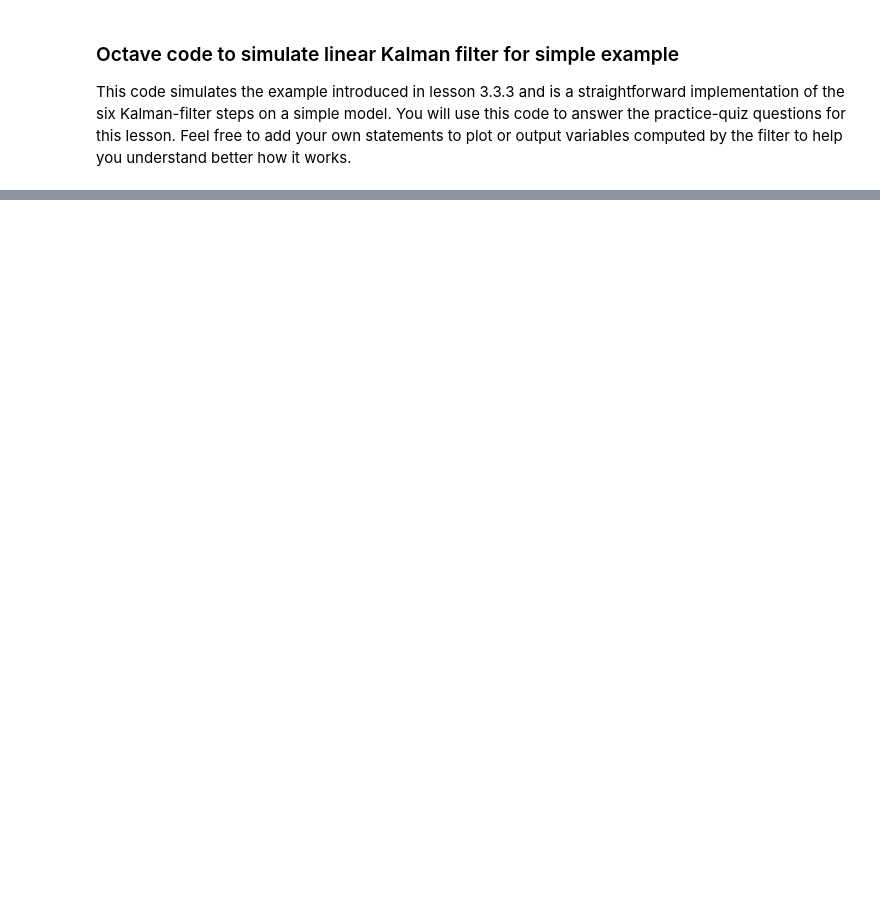
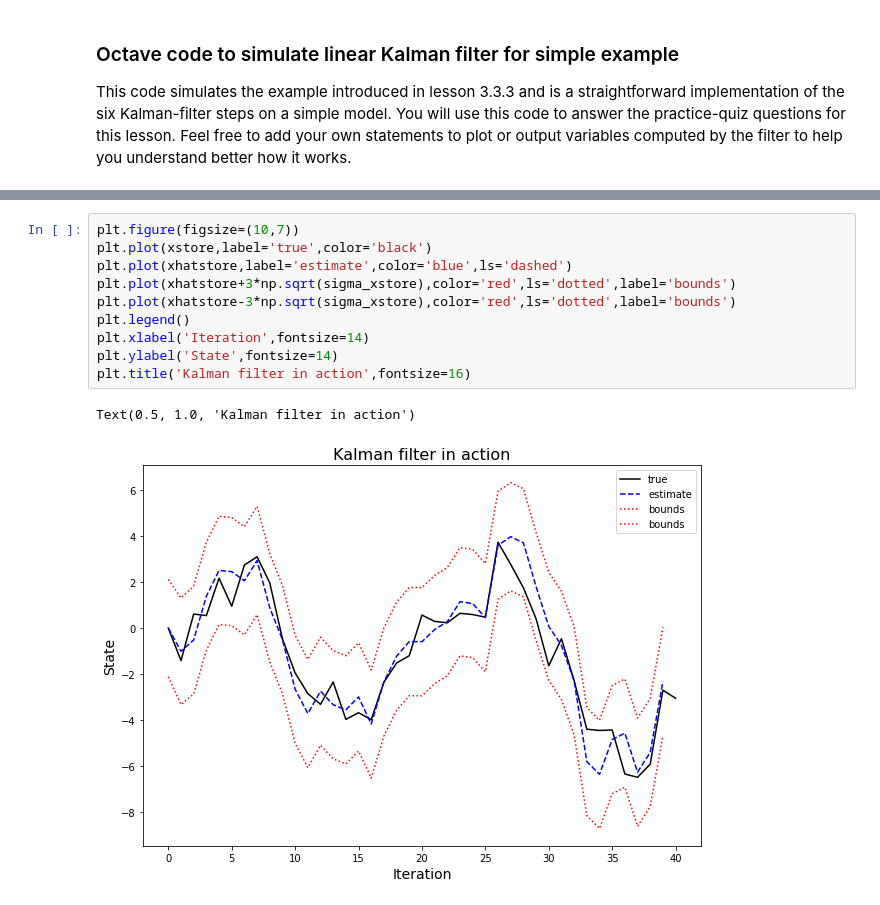
Before and after one commit to mattybohan/bms-specialization, a Jupyter notebook: course-3/notebooks/2022-04-01-mtb-lesson_3.3.3.ipynb, the cells around one changed output, grey strips where cells are left out. Cells and saved outputs as stored; diff of their text form; blank space fills up the shorter version.

```diff
--- a/course-3/notebooks/2022-04-01-mtb-lesson_3.3.3.ipynb
+++ b/course-3/notebooks/2022-04-01-mtb-lesson_3.3.3.ipynb
@@ -70,0 +94,13 @@ plt.plot(test)
+# %%
+plt.figure(figsize=(10,7))
+plt.plot(xstore,label='true',color='black')
+plt.plot(xhatstore,label='estimate',color='blue',ls='dashed')
+plt.plot(xhatstore+3*np.sqrt(sigma_xstore),color='red',ls='dotted',label='bounds')
+plt.plot(xhatstore-3*np.sqrt(sigma_xstore),color='red',ls='dotted',label='bounds')
+plt.legend()
+plt.xlabel('Iteration',fontsize=14)
+plt.ylabel('State',fontsize=14)
+plt.title('Kalman filter in action',fontsize=16)
+# %% [output]
+Text(0.5, 1.0, 'Kalman filter in action')
+[figure, added]
```
Also changed, not shown: parts of 9 cells of this notebook.
